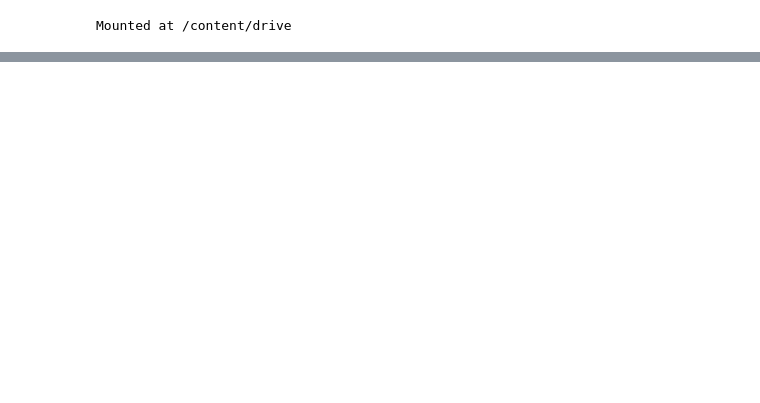
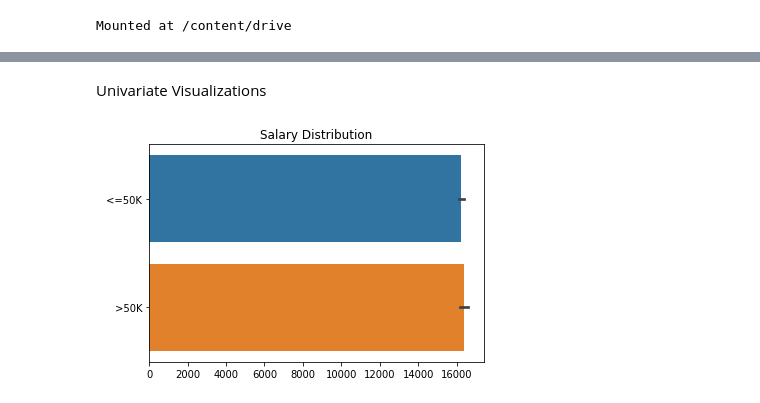
Before and after one commit to hport15/prediction, a Jupyter notebook: Project_2.ipynb, the cells around one changed output, grey strips where cells are left out. Saved outputs shown, nothing was run; the diff lists cells and outputs as text; code cells hidden in the pictures; blank space fills up the shorter version.

```diff
--- a/Project_2.ipynb
+++ b/Project_2.ipynb
@@ -71,0 +81,4 @@ df2.head()
+# %%
+# removing duplicates
+df = df.drop_duplicates()
+df.info()
@@ -71,0 +133,10 @@ df2.head()
+# %%
+# drop unnecessary columns
+"""
+Going to drop fnlwgt (the number of people the census believes the entry
+represents), education since education-num basically has the same info, capital-
+gain, and capital-loss bc majority of those columns are 0.
+"""
+
+df = df.drop(['fnlwgt', 'education', 'capital-gain', 'capital-loss'], axis=1)
+df.info()
@@ -71,0 +189,10 @@ df2.head()
+# %% [markdown]
+Univariate Visualizations
+# %%
+import matplotlib.pyplot as plt
+import seaborn as sns
+# target
+sns.barplot(df['salary'].index, df['salary'].values)
+plt.title('Salary Distribution');
+# %% [output]
+[figure, added]
```
Also changed, not shown: parts of 28 cells of this notebook.
